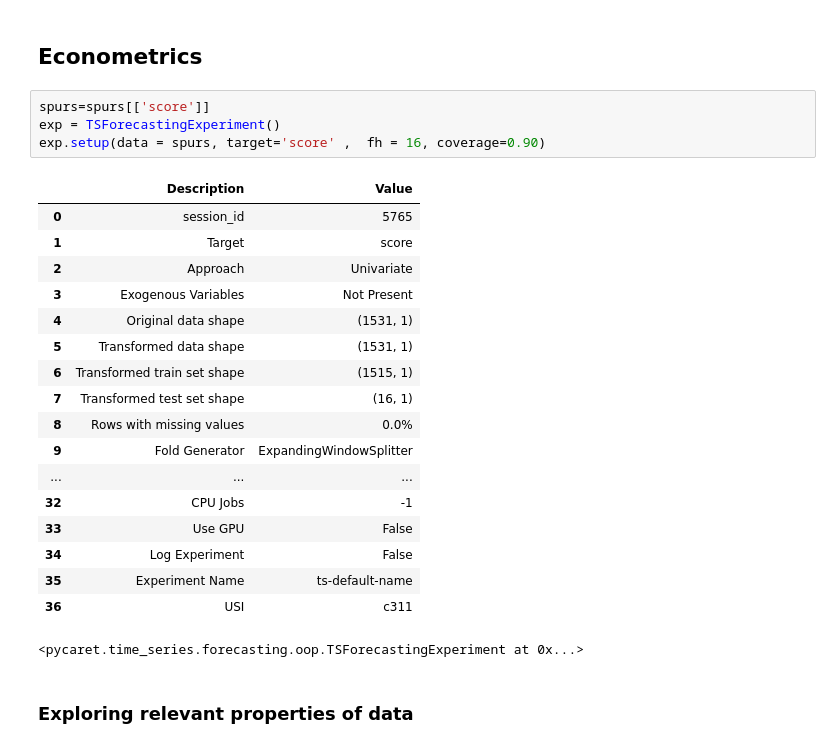
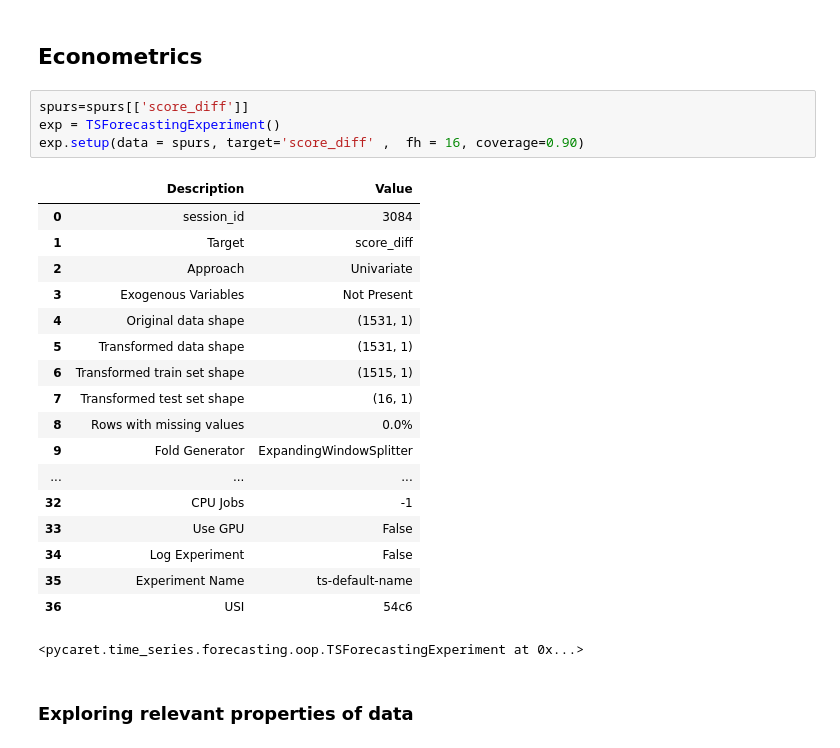
Before and after one commit to bishopcurtisj/DATA5630_Final_Project, a Jupyter notebook: src/econometrics_ML.ipynb, the cells around one changed output. Cells and saved outputs as stored; diff of their text form.

```diff
--- a/src/econometrics_ML.ipynb
+++ b/src/econometrics_ML.ipynb
@@ -15,13 +14,13 @@ spurs = spurs[(spurs['season_type']==0) & (spurs['season']<2021) & (spurs['seaso
 # %% [markdown]
 ## Econometrics
 # %%
-spurs=spurs[['score']]
+spurs=spurs[['score_diff']]
 exp = TSForecastingExperiment()
-exp.setup(data = spurs, target='score' ,  fh = 16, coverage=0.90)
+exp.setup(data = spurs, target='score_diff' ,  fh = 16, coverage=0.90)
 # %% [output]
 |  | Description | Value |
-| 0 | session_id | 5765 |
-| 1 | Target | score |
+| 0 | session_id | 3084 |
+| 1 | Target | score_diff |
 | 2 | Approach | Univariate |
 | 3 | Exogenous Variables | Not Present |
 | 4 | Original data shape | (1531, 1) |
@@ -35,7 +34,7 @@ exp.setup(data = spurs, target='score' ,  fh = 16, coverage=0.90)
 | 33 | Use GPU | False |
 | 34 | Log Experiment | False |
 | 35 | Experiment Name | ts-default-name |
-| 36 | USI | c311 |
+| 36 | USI | 54c6 |
 <pycaret.time_series.forecasting.oop.TSForecastingExperiment at 0x...>
 # %% [markdown]
 ### Exploring relevant properties of data
```
Also changed, not shown: parts of 23 cells of this notebook, 10 other files.
